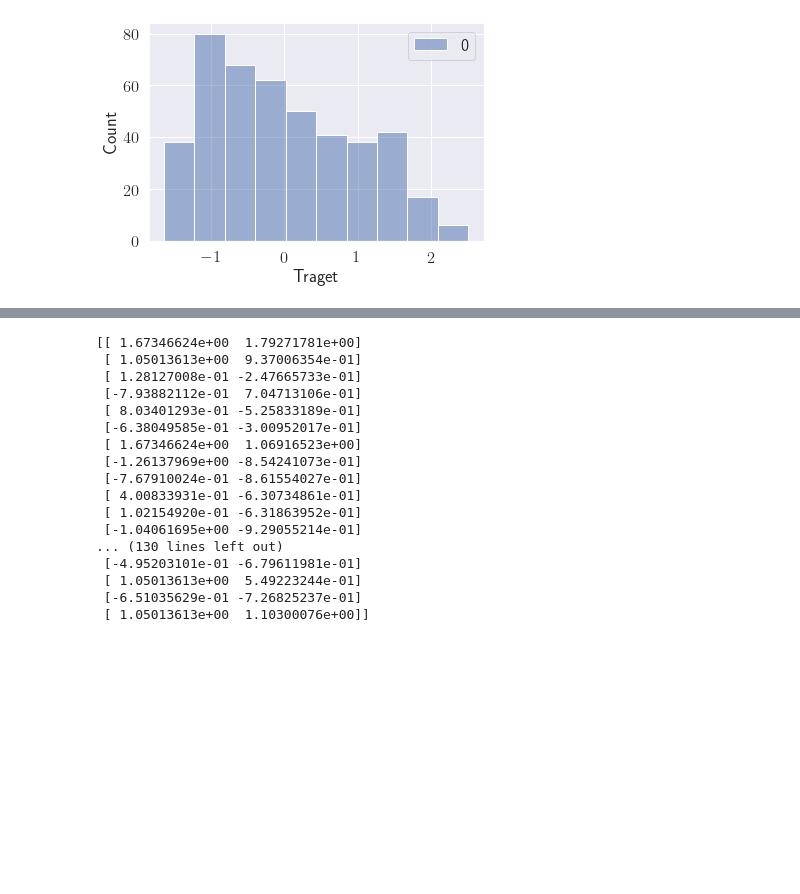
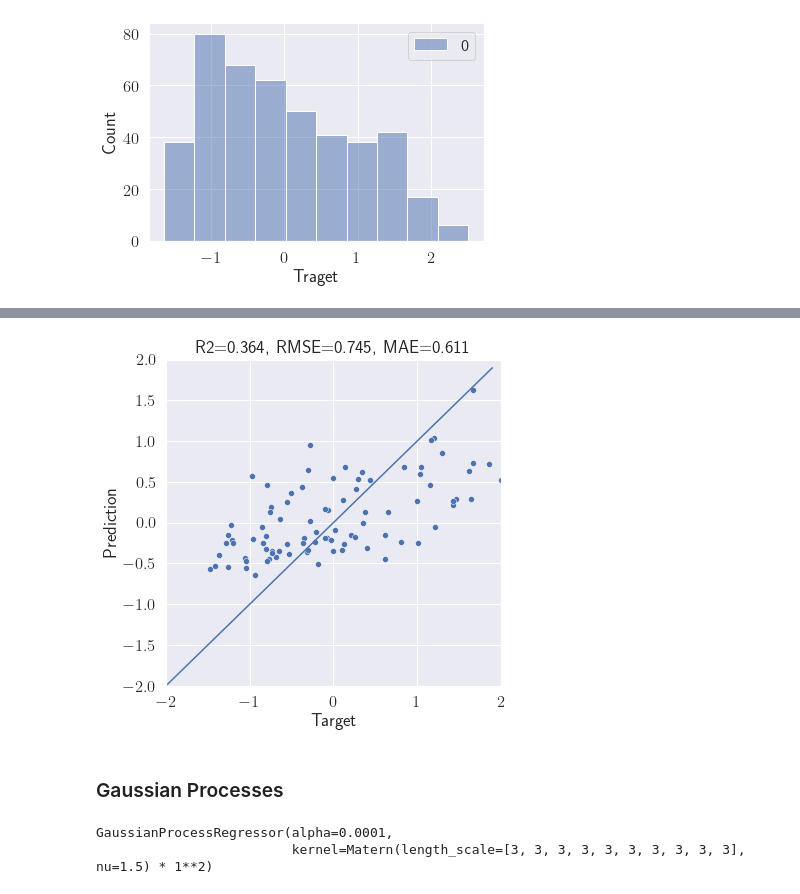
Before and after one commit to denyskononenko/datasciencesnippets, a Jupyter notebook: regress/regreesion_diabetes.ipynb, the cells around one changed output, grey strips where cells are left out. Cells and saved outputs as stored; diff of their text form; code cells hidden in the pictures; blank space fills up the shorter version.

```diff
--- a/regress/regreesion_diabetes.ipynb
+++ b/regress/regreesion_diabetes.ipynb
@@ -185,20 +224,18 @@ plt.show()
-# %%
-print(np.column_stack((Y_test, Y_pred_test)))
-# %% [output]
-[[ 1.67346624e+00  1.79271781e+00]
- [ 1.05013613e+00  9.37006354e-01]
- [ 1.28127008e-01 -2.47665733e-01]
- [-7.93882112e-01  7.04713106e-01]
- [ 8.03401293e-01 -5.25833189e-01]
- [-6.38049585e-01 -3.00952017e-01]
- [ 1.67346624e+00  1.06916523e+00]
- [-1.26137969e+00 -8.54241073e-01]
- [-7.67910024e-01 -8.61554027e-01]
- [ 4.00833931e-01 -6.30734861e-01]
- [ 1.02154920e-01 -6.31863952e-01]
- [-1.04061695e+00 -9.29055214e-01]
-... (130 lines left out)
- [-4.95203101e-01 -6.79611981e-01]
- [ 1.05013613e+00  5.49223244e-01]
- [-6.51035629e-01 -7.26825237e-01]
- [ 1.05013613e+00  1.10300076e+00]]
+# %%
+plot_model_evaluation(model, X_test, Y_test)
+# %% [output]
+[figure, added]
+# %% [markdown]
+### Gaussian Processes
+# %%
+kernel = Matern(length_scale=[3] * p, nu=1.5) * ConstantKernel()
+
+gp_model = GaussianProcessRegressor(
+                                    kernel=kernel,
+                                    alpha=0.0001
+                                    )
+
+gp_model.fit(X_train, Y_train)
+# %% [output]
+GaussianProcessRegressor(alpha=0.0001,
+                         kernel=Matern(length_scale=[3, 3, 3, 3, 3, 3, 3, 3, 3, 3], nu=1.5) * 1**2)
```
Also changed, not shown: parts of 15 cells of this notebook.
